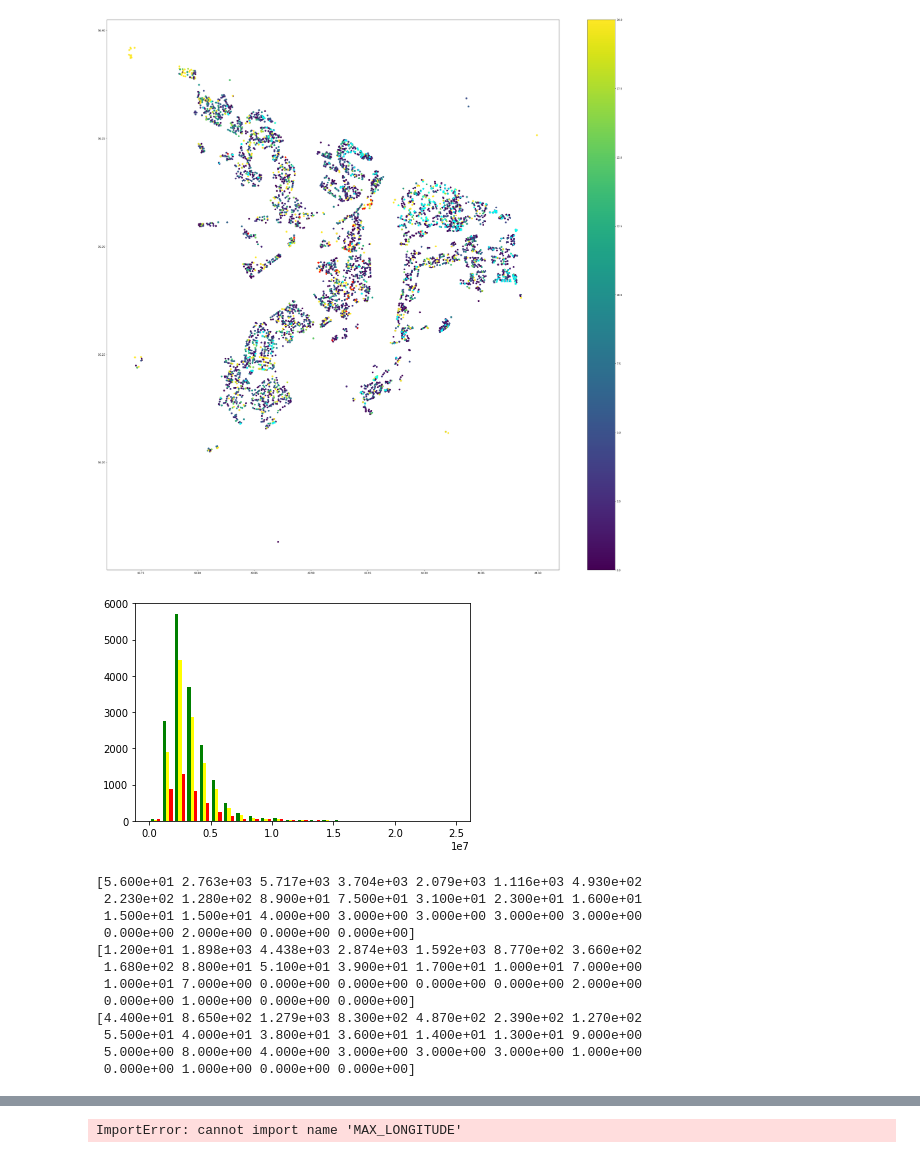
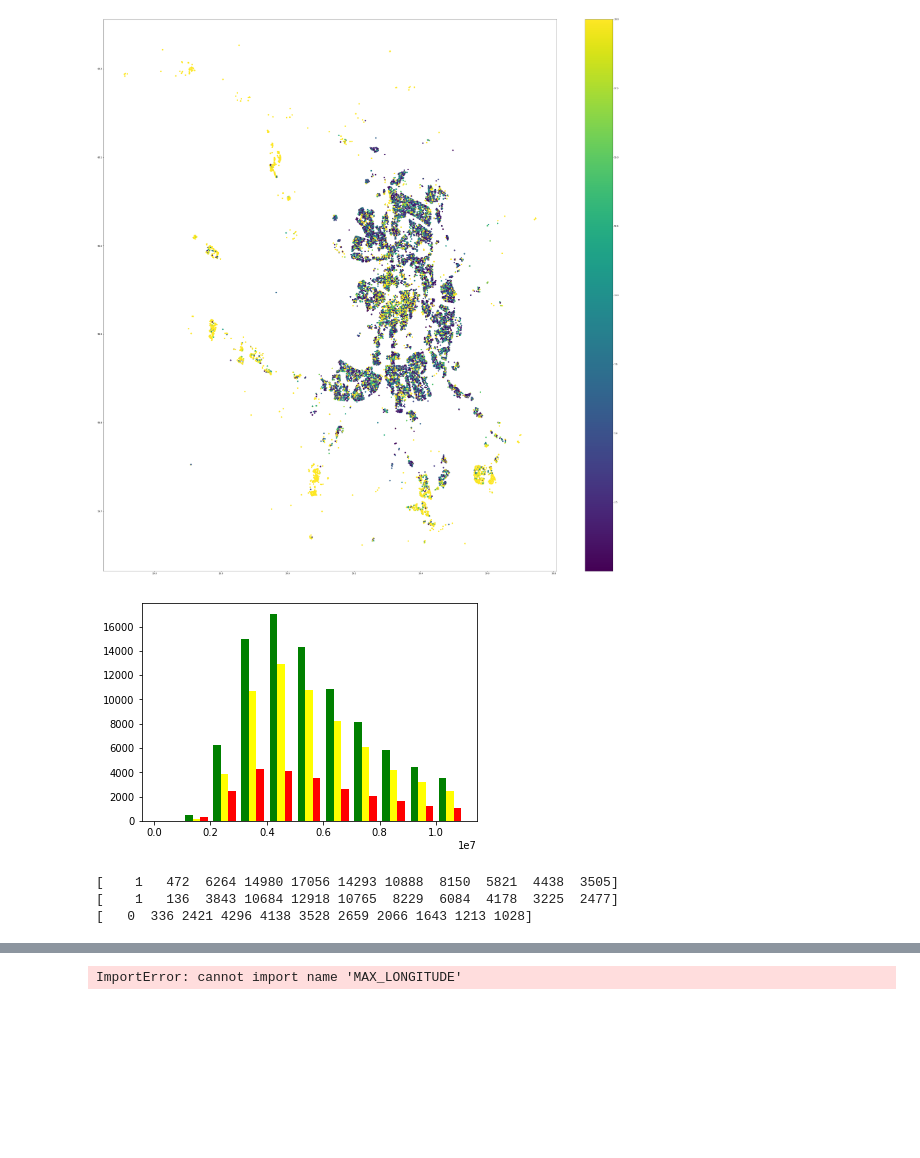
Before and after one commit to SergeyMalashenko/GEO_GID, a Jupyter notebook: checkModel.ipynb, the cells around one changed output, grey strips where cells are left out. Saved outputs shown, nothing was run; the diff lists cells and outputs as text; code cells hidden in the pictures; blank space fills up the shorter version.

```diff
--- a/checkModel.ipynb
+++ b/checkModel.ipynb
@@ -78,29 +85,24 @@ COLUMNS  = list( testDataFrame.columns ); LABEL = TARGET_COLUMN;
 
 device = torch.device('cpu')
 #device = torch.device('cuda') # Uncomment this to run on GPU
-Model    = None
-Features = None
-with open( "model.pkl", 'rb') as fid:
+Model         = None
+Features      = None
+preprocessorX = None
+preprocessorY = None
+with open( "modelSaintPetersburg.pkl", 'rb') as fid:
     ModelPacket = cPickle.load(fid)
-    Model       = ModelPacket['model'   ]
-    Features    = ModelPacket['features']
-
+    Model         = ModelPacket['model'        ]
+    Features      = ModelPacket['features'     ]
+    preprocessorX = ModelPacket['preprocessorX']
+    preprocessorY = ModelPacket['preprocessorY']
 index       = testDataFrame.index;
 Y_dataFrame = testDataFrame    [[ TARGET_COLUMN ]];
 Y_values    = Y_dataFrame.values;
 X_dataFrame = testDataFrame.drop( TARGET_COLUMN, axis=1);
-#X_dataFrame = X_dataFrame[['longitude', 'latitude', 'total_square', 'number_of_rooms', 'number_of_floors', 'exploitation_start_year']]
 X_dataFrame = X_dataFrame[ Features ]
 
 X_values    = X_dataFrame.values
 Y_values    = Y_values
-
-preprocessorX = None
-with open( 'preprocessorX.pkl', 'rb') as fid:
-    preprocessorX = cPickle.load(fid)
-preprocessorY = None
-with open( 'preprocessorY.pkl', 'rb') as fid:
-    preprocessorY = cPickle.load(fid)
 
 X_numpy = preprocessorX.transform( X_values )
 Y_numpy = preprocessorY.transform( Y_values )
@@ -176,6 +178,10 @@ Y_values  = np.array( Y_values  )
 
 print( Y_predict )
 print( Y_values  )
+
+print( allDataFrame.iloc[40573] )
+
+print( Y_predict[Y_predict < 0].shape )
 
 Y_relErr = np.abs( Y_predict - Y_values )*100/Y_values
 for threshold in [ 2.5, 5.0, 10.0, 15.0 ]:
@@ -184,10 +190,11 @@ for threshold in [ 2.5, 5.0, 10.0, 15.0 ]:
     print("threshold = {:5}, good = {:10}, bad = {:10}, err = {:4}".format( threshold, good_s, bad_s, bad_s/(good_s+bad_s)) )
 x =  X_values[:,0]; y = X_values[:,1]; c = np.minimum(  Y_relErr, 20 );
 
-plt.figure(figsize=(40,40))
+plt.figure(figsize=(50,50))
 plt.scatter (x, y, c=c  )
 plt.colorbar()
-
+plt.show()
+"""
 mask = ( Y_values < 1e6 ) & ( Y_relErr > 10 )
 x_low = X_values[mask,0]; y_low = X_values[mask,1]; c_low = 'red'
 plt.scatter (x_low, y_low, c=c_low, marker="*", s=75  )
@@ -196,7 +203,7 @@ mask = ( Y_values > 5e6 ) & ( Y_relErr > 10 )
 x_high = X_values[mask,0]; y_high = X_values[mask,1]; c_high = 'aqua'
 plt.scatter (x_high, y_high, c=c_high, marker="*", s=75  )
 plt.show    ()
-
+"""
 threshold = 10
 allTestDataValues  = testDataFrame.price.values
 mask = Y_relErr >  threshold
@@ -204,15 +211,15 @@ badTestDataValues = testDataFrame[ mask ].price.values
 mask = Y_relErr <= threshold
 goodTestDataValues = testDataFrame[ mask ].price.values
 
-bins = [0.,1.,2.,3.,4.,5.,6.,7.,8.,9.,10.,11.,12.,13.,14.,15.,16.,17.,18.,19.,20.,21.,22.,23.,24.,25.]
+bins = [0.,1.,2.,3.,4.,5.,6.,7.,8.,9.,10.,11.]
 bins = [i * 1e6 for i in bins]
 
 n = plt.hist([ allTestDataValues, goodTestDataValues, badTestDataValues ], bins=bins, histtype='bar', color=['green','yellow','red'])
 plt.show()
 
-print( n[0][0] )
-print( n[0][1] )
-print( n[0][2] )
+print( n[0][0].astype(np.int64) )
+print( n[0][1].astype(np.int64) )
+print( n[0][2].astype(np.int64) )
 
 plt.scatter(Y_values,Y_predict, color='red' )
 plt.plot   (Y_values,Y_values , color='blue')
@@ -227,14 +244,5 @@ threshold =  15.0, good =      14103, bad =       2463, err = 0.1486780152118797
-[figure, old version]
+[figure, new version]
-[figure, old version]
+[figure, new version]
-[5.600e+01 2.763e+03 5.717e+03 3.704e+03 2.079e+03 1.116e+03 4.930e+02
- 2.230e+02 1.280e+02 8.900e+01 7.500e+01 3.100e+01 2.300e+01 1.600e+01
- 1.500e+01 1.500e+01 4.000e+00 3.000e+00 3.000e+00 3.000e+00 3.000e+00
- 0.000e+00 2.000e+00 0.000e+00 0.000e+00]
-[1.200e+01 1.898e+03 4.438e+03 2.874e+03 1.592e+03 8.770e+02 3.660e+02
- 1.680e+02 8.800e+01 5.100e+01 3.900e+01 1.700e+01 1.000e+01 7.000e+00
- 1.000e+01 7.000e+00 0.000e+00 0.000e+00 0.000e+00 0.000e+00 2.000e+00
- 0.000e+00 1.000e+00 0.000e+00 0.000e+00]
-[4.400e+01 8.650e+02 1.279e+03 8.300e+02 4.870e+02 2.390e+02 1.270e+02
- 5.500e+01 4.000e+01 3.800e+01 3.600e+01 1.400e+01 1.300e+01 9.000e+00
- 5.000e+00 8.000e+00 4.000e+00 3.000e+00 3.000e+00 3.000e+00 1.000e+00
- 0.000e+00 1.000e+00 0.000e+00 0.000e+00]
+[    1   472  6264 14980 17056 14293 10888  8150  5821  4438  3505]
+[    1   136  3843 10684 12918 10765  8229  6084  4178  3225  2477]
+[   0  336 2421 4296 4138 3528 2659 2066 1643 1213 1028]
```
Also changed, not shown: parts of 5 cells of this notebook, 10 other files.
